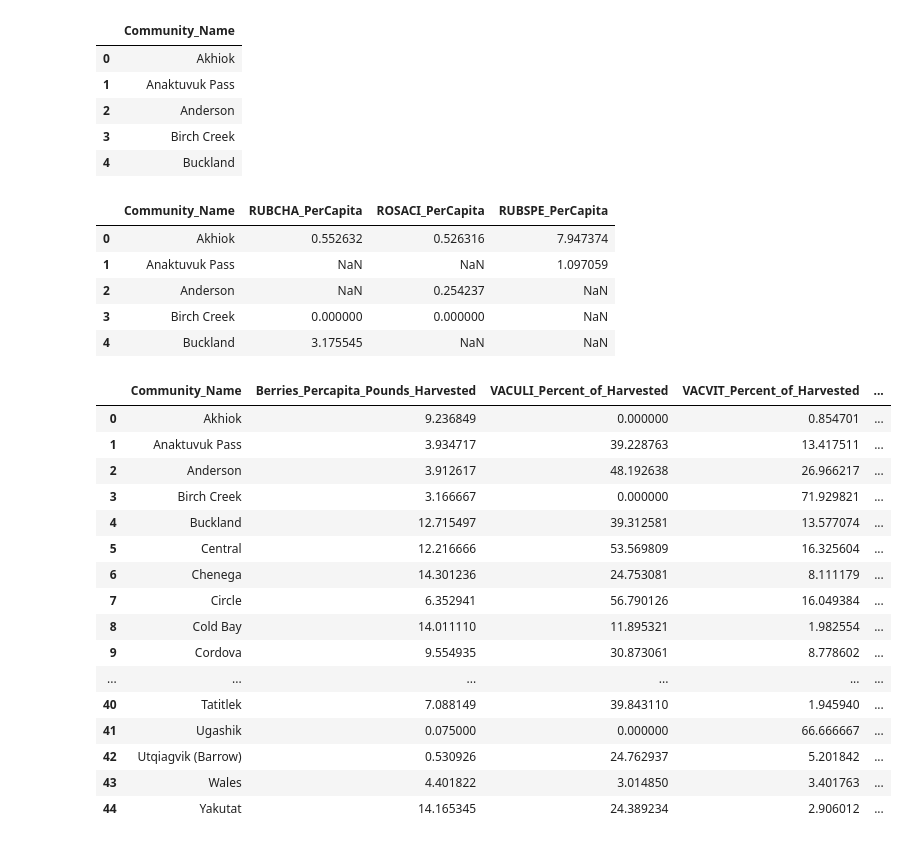
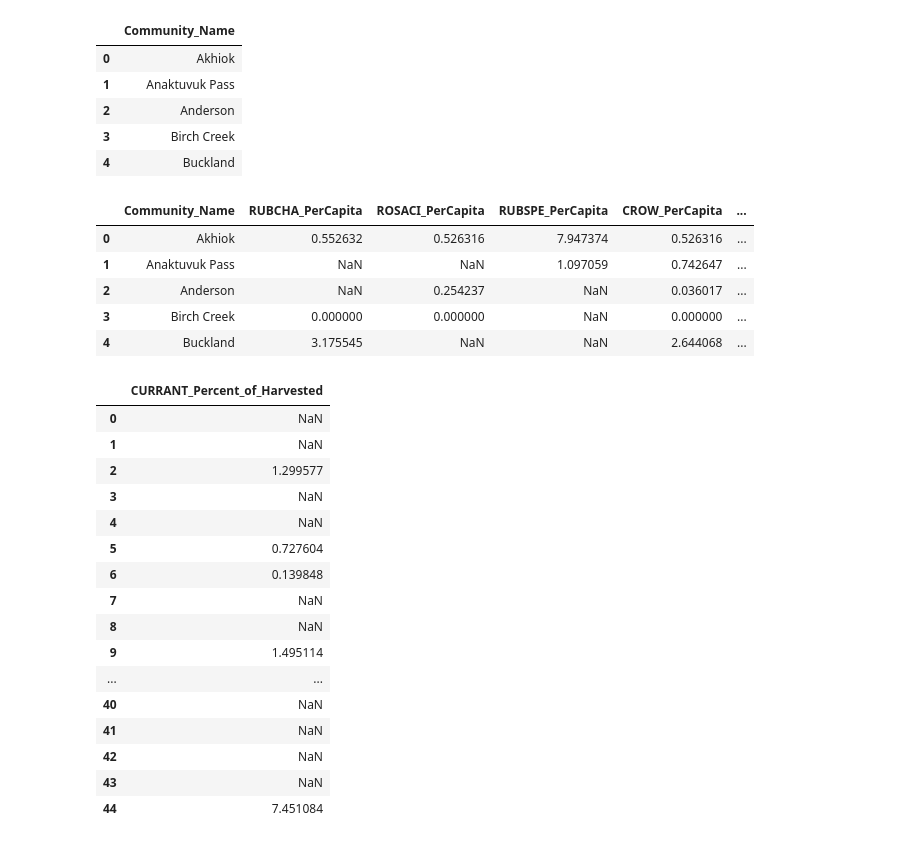
Before and after one commit to LVParkinson/Alaska-Berry-Futures, a Jupyter notebook: 2023.02.08_Alaska vegetation harvest 2016-18.ipynb, the cells around one changed output. Saved outputs shown, nothing was run; the diff lists cells and outputs as text; code cells hidden in the pictures.

Commit message:
harvest percentages for crowberry and currant

```diff
--- a/2023.02.08_Alaska vegetation harvest 2016-18.ipynb
+++ b/2023.02.08_Alaska vegetation harvest 2016-18.ipynb
@@ -113,6 +113,10 @@ Lingonberry = veg[veg['Resource_Name']=='Low Bush Cranberry'].groupby(['Communit
 RoseHips = veg[veg['Resource_Name']=='Wild Rose Hips'].groupby(['Community_Name'])[['Reported_Pounds_Harvested','Estimated_Total_Pounds_Harvested','Mean_Pounds_Per_Household','Percapita_Pounds_Harvested']].sum().reset_index()
 
 Salmonberry = veg[veg['Resource_Name']=='Salmonberry'].groupby(['Community_Name'])[['Reported_Pounds_Harvested','Estimated_Total_Pounds_Harvested','Mean_Pounds_Per_Household','Percapita_Pounds_Harvested']].sum().reset_index()
+
+Crowberry = veg[veg['Resource_Name']=='Crowberry'].groupby(['Community_Name'])[['Reported_Pounds_Harvested','Estimated_Total_Pounds_Harvested','Mean_Pounds_Per_Household','Percapita_Pounds_Harvested']].sum().reset_index()
+
+Currants = veg[veg['Resource_Name']=='Currants'].groupby(['Community_Name'])[['Reported_Pounds_Harvested','Estimated_Total_Pounds_Harvested','Mean_Pounds_Per_Household','Percapita_Pounds_Harvested']].sum().reset_index()
 # %%
 BerryMapData = pd.DataFrame(Berries['Community_Name'])
 # %%
@@ -129,22 +133,34 @@ BerryMapData = pd.merge(BerryMapData, Cloudberry[['Community_Name','Percapita_Po
                         on= 'Community_Name',how='left')
 BerryMapData = BerryMapData.rename(columns={'Percapita_Pounds_Harvested':'RUBCHA_PerCapita'})
 
+
 BerryMapData = pd.merge(BerryMapData, RoseHips[['Community_Name','Percapita_Pounds_Harvested']],
                         on= 'Community_Name',how='left')
 BerryMapData = BerryMapData.rename(columns={'Percapita_Pounds_Harvested':'ROSACI_PerCapita'})
 
+
 BerryMapData = pd.merge(BerryMapData, Salmonberry[['Community_Name','Percapita_Pounds_Harvested']],
                         on= 'Community_Name',how='left')
 BerryMapData = BerryMapData.rename(columns={'Percapita_Pounds_Harvested':'RUBSPE_PerCapita'})
+
+
+BerryMapData = pd.merge(BerryMapData, Crowberry[['Community_Name','Percapita_Pounds_Harvested']],
+                        on= 'Community_Name',how='left')
+BerryMapData = BerryMapData.rename(columns={'Percapita_Pounds_Harvested':'CROW_PerCapita'})
+
+
+BerryMapData = pd.merge(BerryMapData, Currants[['Community_Name','Percapita_Pounds_Harvested']],
+                        on= 'Community_Name',how='left')
+BerryMapData = BerryMapData.rename(columns={'Percapita_Pounds_Harvested':'CURRANT_PerCapita'})
 # %%
 BerryMapData.head()
 # %% [output]
-|  | Community_Name | RUBCHA_PerCapita | ROSACI_PerCapita | RUBSPE_PerCapita |
-| 0 | Akhiok | 0.552632 | 0.526316 | 7.947374 |
-| 1 | Anaktuvuk Pass | NaN | NaN | 1.097059 |
-| 2 | Anderson | NaN | 0.254237 | NaN |
-| 3 | Birch Creek | 0.000000 | 0.000000 | NaN |
-| 4 | Buckland | 3.175545 | NaN | NaN |
+|  | Community_Name | RUBCHA_PerCapita | ROSACI_PerCapita | RUBSPE_PerCapita | CROW_PerCapita | ... |
+| 0 | Akhiok | 0.552632 | 0.526316 | 7.947374 | 0.526316 | ... |
+| 1 | Anaktuvuk Pass | NaN | NaN | 1.097059 | 0.742647 | ... |
+| 2 | Anderson | NaN | 0.254237 | NaN | 0.036017 | ... |
+| 3 | Birch Creek | 0.000000 | 0.000000 | NaN | 0.000000 | ... |
+| 4 | Buckland | 3.175545 | NaN | NaN | 2.644068 | ... |
 # %%
 BerryMapData['Berries_Percapita_Pounds_Harvested'] = Berries['Percapita_Pounds_Harvested'].copy()
 BerryMapData['VACULI_Percent_of_Harvested'] = Blueberry['Percapita_Pounds_Harvested'].astype(float) / BerryMapData['Berries_Percapita_Pounds_Harvested'].astype(float) * 100
@@ -152,25 +168,28 @@ BerryMapData['VACVIT_Percent_of_Harvested'] = Lingonberry['Percapita_Pounds_Harv
 BerryMapData['RUBCHA_Percent_of_Harvested'] = BerryMapData['RUBCHA_PerCapita'].astype(float,errors = 'ignore') / BerryMapData['Berries_Percapita_Pounds_Harvested'].astype(float)*100
 BerryMapData['ROSACI_Percent_of_Harvested'] = BerryMapData['ROSACI_PerCapita'].astype(float,errors = 'ignore') / BerryMapData['Berries_Percapita_Pounds_Harvested'].astype(float)*100
 BerryMapData['RUBSPE_Percent_of_Harvested'] = BerryMapData['RUBSPE_PerCapita'].astype(float,errors = 'ignore') / BerryMapData['Berries_Percapita_Pounds_Harvested'].astype(float)*100
+BerryMapData['CROW_Percent_of_Harvested'] = BerryMapData['CROW_PerCapita'].astype(float,errors = 'ignore') / BerryMapData['Berries_Percapita_Pounds_Harvested'].astype(float)*100
+BerryMapData['CURRANT_Percent_of_Harvested'] = BerryMapData['CURRANT_PerCapita'].astype(float,errors = 'ignore') / BerryMapData['Berries_Percapita_Pounds_Harvested'].astype(float)*100
 # %%
-BerryMapData = BerryMapData.drop(columns=['RUBCHA_PerCapita','ROSACI_PerCapita','RUBSPE_PerCapita'])
+BerryMapData = BerryMapData.drop(columns=['RUBCHA_PerCapita','ROSACI_PerCapita','RUBSPE_PerCapita',
+                                         'CROW_PerCapita','CURRANT_PerCapita'])
 # %%
-BerryMapData
+BerryMapData[['CURRANT_Percent_of_Harvested']]
 # %% [output]
-|  | Community_Name | Berries_Percapita_Pounds_Harvested | VACULI_Percent_of_Harvested | VACVIT_Percent_of_Harvested | ... |
-| 0 | Akhiok | 9.236849 | 0.000000 | 0.854701 | ... |
-| 1 | Anaktuvuk Pass | 3.934717 | 39.228763 | 13.417511 | ... |
-| 2 | Anderson | 3.912617 | 48.192638 | 26.966217 | ... |
-| 3 | Birch Creek | 3.166667 | 0.000000 | 71.929821 | ... |
-| 4 | Buckland | 12.715497 | 39.312581 | 13.577074 | ... |
-| 5 | Central | 12.216666 | 53.569809 | 16.325604 | ... |
-| 6 | Chenega | 14.301236 | 24.753081 | 8.111179 | ... |
-| 7 | Circle | 6.352941 | 56.790126 | 16.049384 | ... |
-| 8 | Cold Bay | 14.011110 | 11.895321 | 1.982554 | ... |
-| 9 | Cordova | 9.554935 | 30.873061 | 8.778602 | ... |
-| ... | ... | ... | ... | ... | ... |
-| 40 | Tatitlek | 7.088149 | 39.843110 | 1.945940 | ... |
-| 41 | Ugashik | 0.075000 | 0.000000 | 66.666667 | ... |
-| 42 | Utqiagvik (Barrow) | 0.530926 | 24.762937 | 5.201842 | ... |
-| 43 | Wales | 4.401822 | 3.014850 | 3.401763 | ... |
-| 44 | Yakutat | 14.165345 | 24.389234 | 2.906012 | ... |
+|  | CURRANT_Percent_of_Harvested |
+| 0 | NaN |
+| 1 | NaN |
+| 2 | 1.299577 |
+| 3 | NaN |
+| 4 | NaN |
+| 5 | 0.727604 |
+| 6 | 0.139848 |
+| 7 | NaN |
+| 8 | NaN |
+| 9 | 1.495114 |
+| ... | ... |
+| 40 | NaN |
+| 41 | NaN |
+| 42 | NaN |
+| 43 | NaN |
+| 44 | 7.451084 |
```
